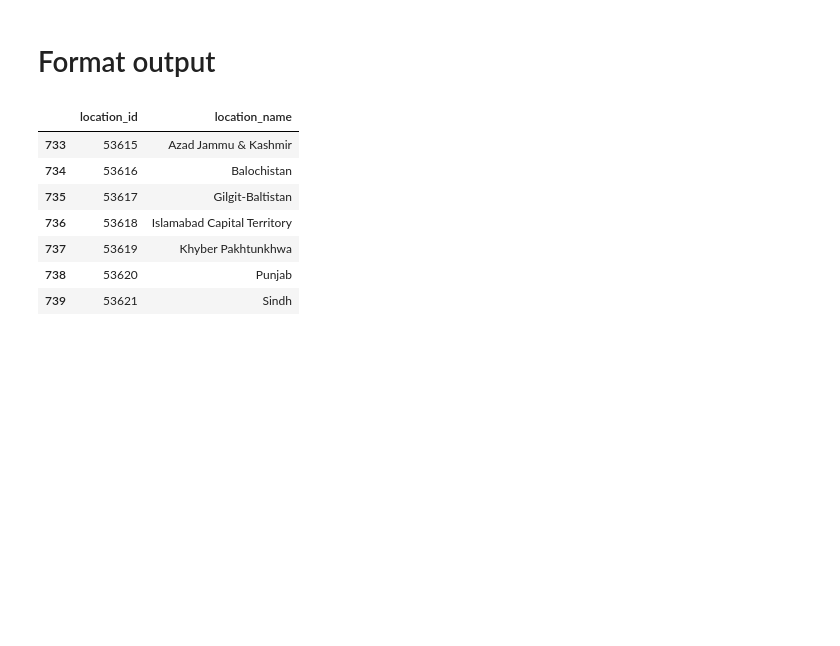
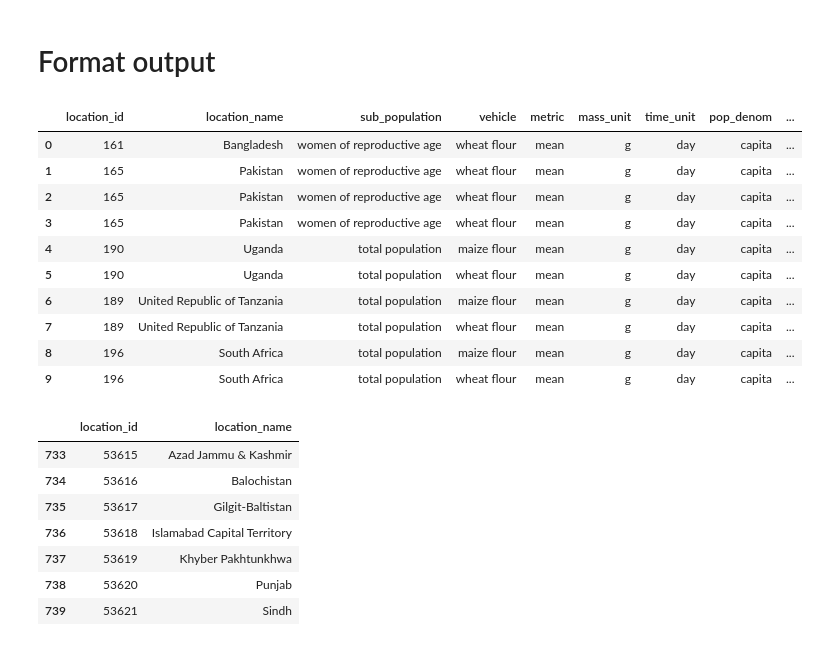
Before and after one commit to ihmeuw/vivarium_research_lsff, a Jupyter notebook: data_prep/pipeline_gday/2021_03_16_gday_prep_tier2.ipynb, the cells around one changed output. Saved outputs shown, nothing was run; the diff lists cells and outputs as text; code cells hidden in the pictures; blank space fills up the shorter version.

```diff
--- a/data_prep/pipeline_gday/2021_03_16_gday_prep_tier2.ipynb
+++ b/data_prep/pipeline_gday/2021_03_16_gday_prep_tier2.ipynb
@@ -447,6 +468,8 @@ https://ageconsearch.umn.edu/record/146936/files/idwp127.pdf
 # that estimated from FAO balance sheets, and a 1997-2000 report that estimated from FAO balance sheets
 
 output = output.append(uganda[(uganda.vehicle=="maize flour") & (uganda.source_citation=="GFDx")])
+# %%
+uganda.loc[(uganda.vehicle=="wheat flour") & (uganda.source_citation=="GFDx"),"data_choice_notes"] = "Chose 2017 GFDx estimate (30 g/day) over number from 2000-2009 paper (24 g/day) that estimated wheat (not specifically wheat flour), and a 1997-2000 report that estimated (7 g/day) from FAO balance sheets."
 # %%
 # Chose 2017 GFDx estimate (30 g/day) over number from 2000-2009 paper (24 g/day)
 # that estimated wheat (not specifically wheat flour), and a 1997-2000 report that estimated (7 g/day) from FAO balance sheets
@@ -495,11 +518,15 @@ https://doi.org/10.3945/an.110.000182
 https://www.nutritionintl.org/content/user_files/2017/06/Fort_handbook1NDB-3242008-2608.pdf
 https://fortificationdata.org/country-fortification-dashboard/?alpha3_code=ZAF&lang=en
 https://ageconsearch.umn.edu/record/146936/files/idwp127.pdf
+# %%
+safrica.loc[(safrica.vehicle=="maize flour") & (safrica.source_citation=="GFDx"),"data_choice_notes"] = "Chose 2017 GFDx estimte (283 g/day) over a 2007 paper that estimated (288 g/day) from FAO balance sheets and a 1997-2000 paper that estimated (204 g/day) from FAO balance sheets."
 # %%
 # Chose 2017 GFDx estimte (283 g/day) over a 2007 paper that estimated (288 g/day)
 # from FAO balance sheets and a 1997-2000 paper that estimated (204 g/day) from FAO balance sheets
 
 output = output.append(safrica[(safrica.vehicle=="maize flour") & (safrica.source_citation=="GFDx")])
+# %%
+safrica.loc[(safrica.vehicle=="wheat flour") & (safrica.source_citation=="GFDx"),"data_choice_notes"] = "Chose 2017 GFDx estimate (156 g/day) over number from 2000-2009 paper (163 g/day) that estimated wheat (not specifically wheat flour), and a 1997-2000 report that estimated (123 g/day) from FAO balance sheets."
 # %%
 # Chose 2017 GFDx estimate (156 g/day) over number from 2000-2009 paper (163 g/day)
 # that estimated wheat (not specifically wheat flour), and a 1997-2000 report that estimated (123 g/day) from FAO balance sheets
@@ -526,6 +555,20 @@ pop_denom_map = {
 
 output.metric = output.metric.map(metric_map)
 output.pop_denom = output.pop_denom.map(pop_denom_map)
+# %%
+output[group_cols]
+# %% [output]
+|  | location_id | location_name | sub_population | vehicle | metric | mass_unit | time_unit | pop_denom | ... |
+| 0 | 161 | Bangladesh | women of reproductive age | wheat flour | mean | g | day | capita | ... |
+| 1 | 165 | Pakistan | women of reproductive age | wheat flour | mean | g | day | capita | ... |
+| 2 | 165 | Pakistan | women of reproductive age | wheat flour | mean | g | day | capita | ... |
+| 3 | 165 | Pakistan | women of reproductive age | wheat flour | mean | g | day | capita | ... |
+| 4 | 190 | Uganda | total population | maize flour | mean | g | day | capita | ... |
+| 5 | 190 | Uganda | total population | wheat flour | mean | g | day | capita | ... |
+| 6 | 189 | United Republic of Tanzania | total population | maize flour | mean | g | day | capita | ... |
+| 7 | 189 | United Republic of Tanzania | total population | wheat flour | mean | g | day | capita | ... |
+| 8 | 196 | South Africa | total population | maize flour | mean | g | day | capita | ... |
+| 9 | 196 | South Africa | total population | wheat flour | mean | g | day | capita | ... |
 # %%
 loc_metadata.loc[(loc_metadata.parent_id==165),['location_id','location_name']]
 # %% [output]
```
Also changed, not shown: parts of 15 cells of this notebook, 2 other files.
